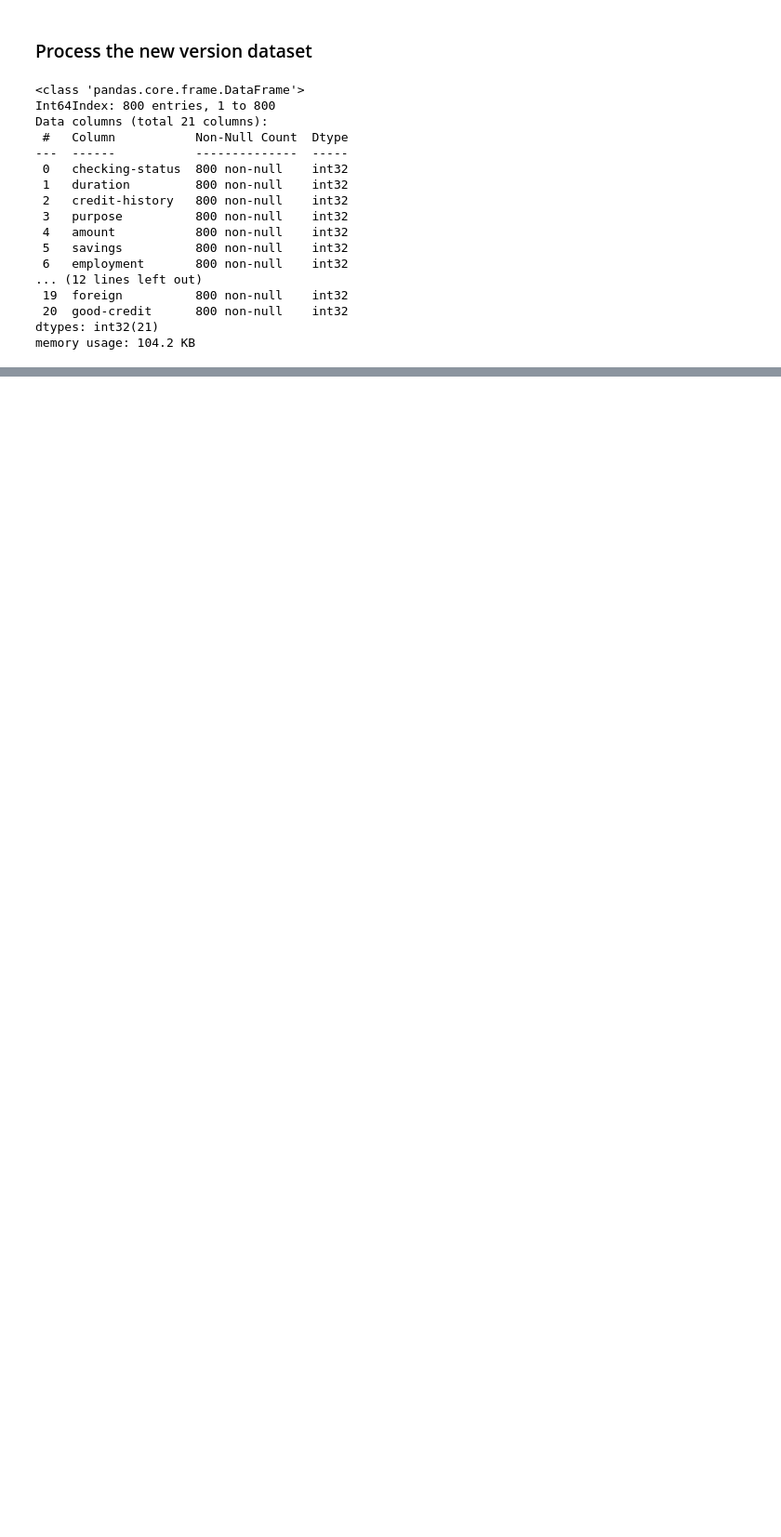
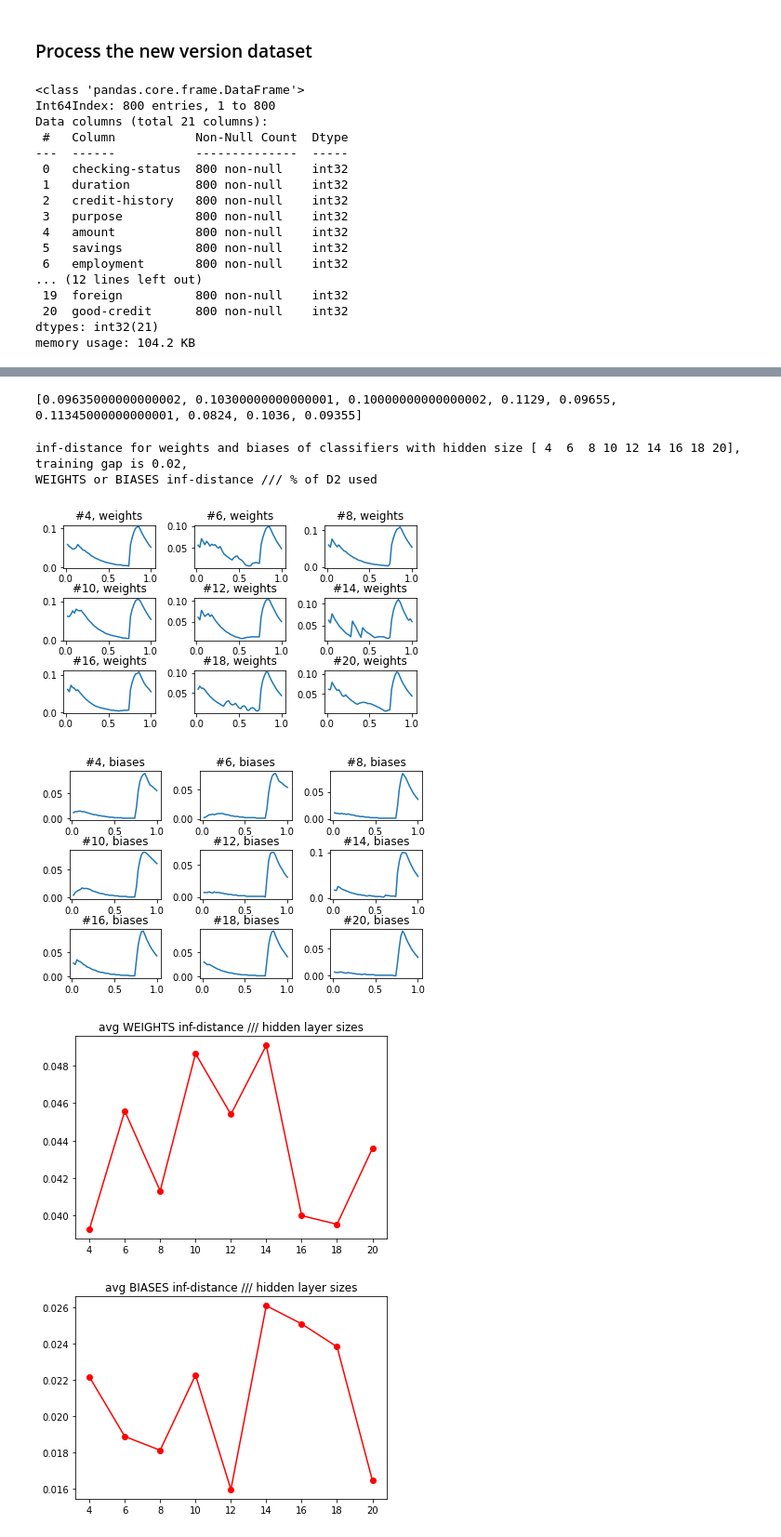
Before and after one commit to junqi-jiang/robust-ce-inn, a Jupyter notebook: expnns/credit.ipynb, the cells around one changed output, grey strips where cells are left out. Shown at 93% size. Cells and saved outputs as stored; diff of their text form; code cells hidden in the pictures; blank space fills up the shorter version.

```diff
--- a/expnns/credit.ipynb
+++ b/expnns/credit.ipynb
@@ -162,0 +305,29 @@ display(preprocessor_new.encode_one(df_new_mm.values[15]))
+# %%
+print(avg_w_dists_wrt_sizes)
+# %% [output]
+[0.09635000000000002, 0.10300000000000001, 0.10000000000000002, 0.1129, 0.09655, 0.11345000000000001, 0.0824, 0.1036, 0.09355]
+# %%
+# inf-distance for weights and biases of classifiers with hidden size [ 4  6  8 10 12 14 16 18 20]
+# training gap is [0.02, 0.05, 0.10, 0.20]
+
+train_gaps = [0.02, 0.05, 0.10, 0.20, 0.25]
+h_hidden_size = np.arange(4, 21, 2)
+lr = 0.02
+batch_size = 32
+max_iter = 7000
+
+avg_w_dists_wrt_gaps = []
+avg_b_dists_wrt_gaps = []
+for gap in train_gaps:
+    thisw, thisb = plot_incremental_training_weight_bias_changes(gap, h_hidden_size,
+                                                                 lr, batch_size, max_iter,
+                                                                 Xo_train, yo_train, Xn, yn)
+    avg_w_dists_wrt_gaps.append(thisw)
+    avg_b_dists_wrt_gaps.append(thisb)
+# %% [output]
+inf-distance for weights and biases of classifiers with hidden size [ 4  6  8 10 12 14 16 18 20], training gap is 0.02,
+WEIGHTS or BIASES inf-distance /// % of D2 used
+[figure, added]
+[figure, added]
+[figure, added]
+[figure, added]
```
Also changed, not shown: parts of 16 cells of this notebook, 3 other files.
